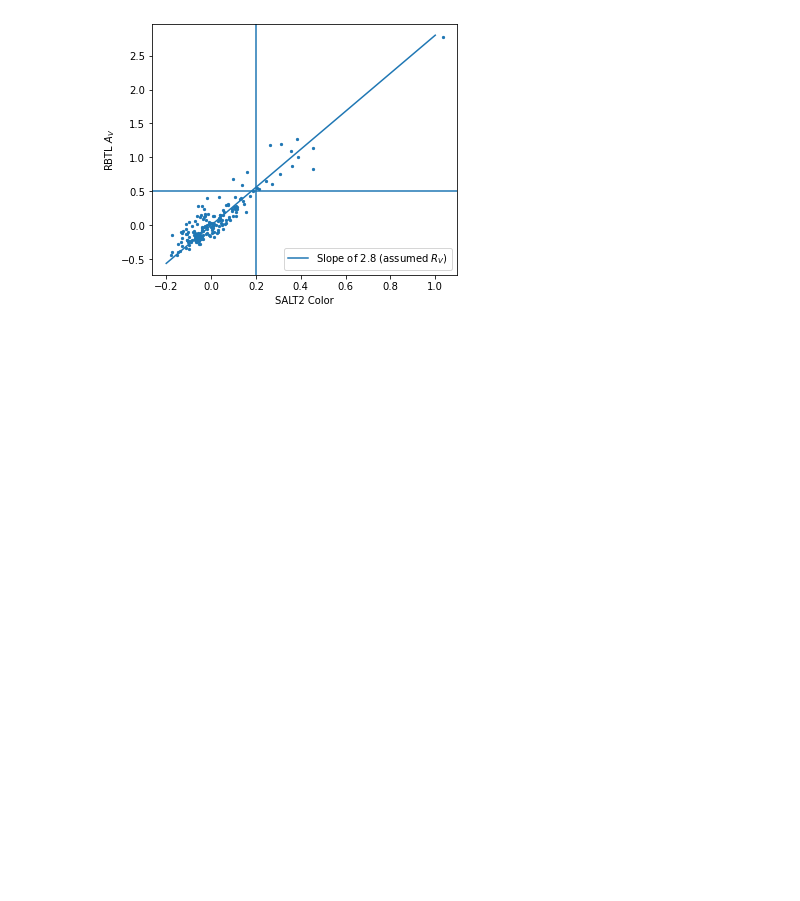
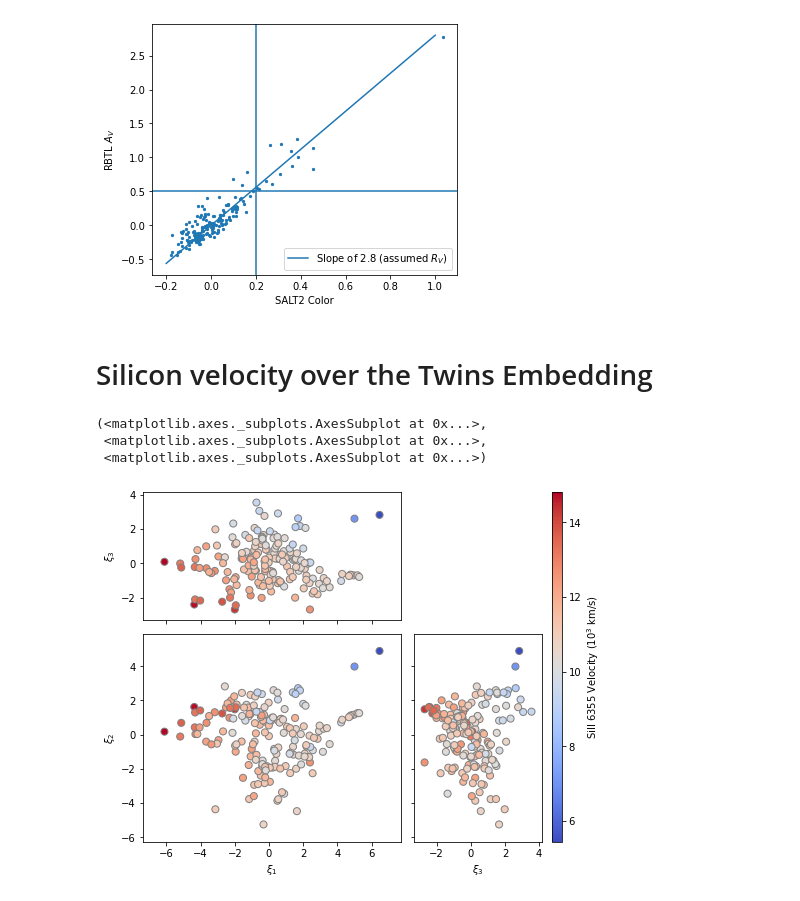
Before and after one commit to snfactory/twins_embedding, a Jupyter notebook: embedding_generation_plots.ipynb, the cells around one changed output. Drawn from its saved outputs; the diff is of its cells as text; code cells hidden in the pictures; blank space fills up the shorter version.

```diff
--- a/embedding_generation_plots.ipynb
+++ b/embedding_generation_plots.ipynb
@@ -1896,3 +1920,12 @@ plt.axhline(0.5)
 # %% [output]
 <matplotlib.lines.Line2D at 0x...>
 [figure]
+# %% [markdown]
+# Silicon velocity over the Twins Embedding
+# %%
+a.scatter_combined(-a.indicators['spectrum_vSiII6355'] / 1000, ~a.indicators['spectrum_vSiII6355'].mask & a.uncertainty_mask, label='SiII 6355 Velocity ($10^3$ km/s)')
+# %% [output]
+(<matplotlib.axes._subplots.AxesSubplot at 0x...>,
+ <matplotlib.axes._subplots.AxesSubplot at 0x...>,
+ <matplotlib.axes._subplots.AxesSubplot at 0x...>)
+[figure, added]
```
Also changed, not shown: parts of 5 cells of this notebook, 1 other file.
